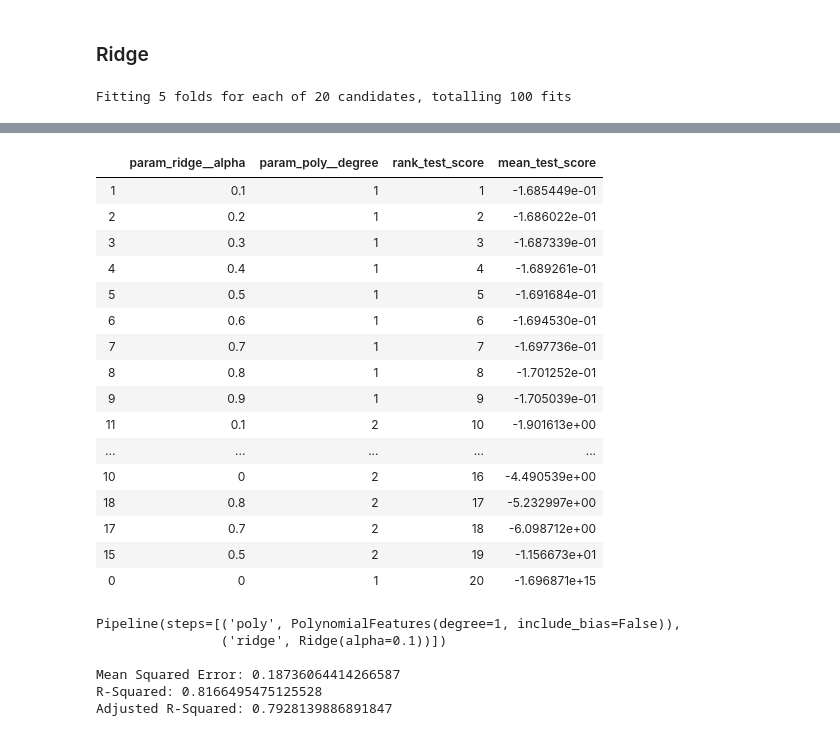
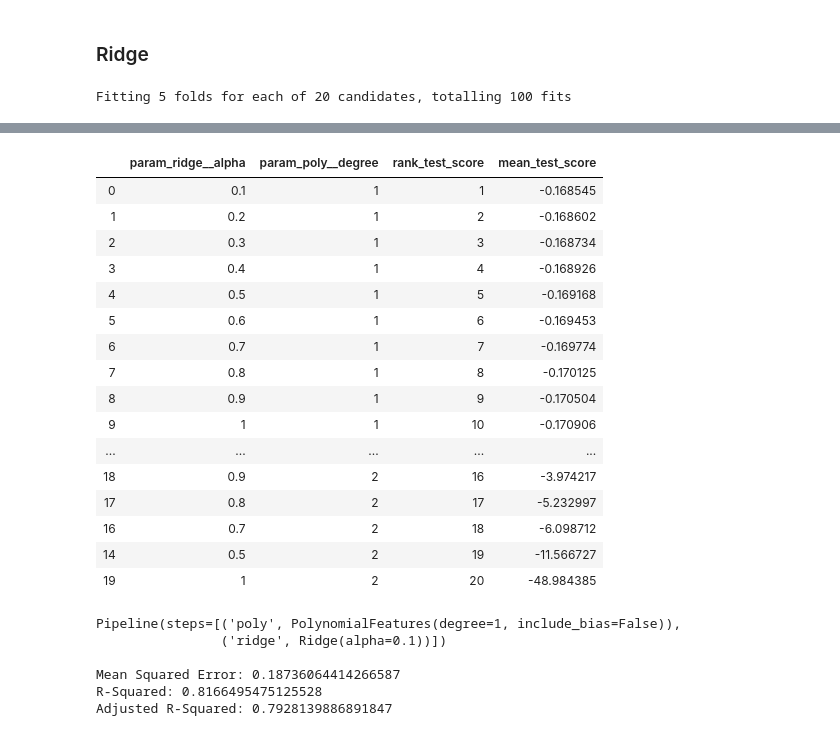
Before and after one commit to jrockower/ml-final-project, a Jupyter notebook: analysis.ipynb, the cells around one changed output, grey strips where cells are left out. Saved outputs shown, nothing was run; the diff lists cells and outputs as text; code cells hidden in the pictures.

```diff
--- a/analysis.ipynb
+++ b/analysis.ipynb
@@ -132,7 +132,7 @@ pipeline = Pipeline([
     ('ridge', Ridge(alpha=0.1))
 ])
 
-alpha_range = np.arange(0,1,0.1)
+alpha_range = np.arange(0.1, 1.1, 0.1)
 params = {
           'ridge__alpha': alpha_range,
           'poly__degree': (1,2)
@@ -148,20 +148,20 @@ Fitting 5 folds for each of 20 candidates, totalling 100 fits
 |  | param_ridge__alpha | param_poly__degree | rank_test_score | mean_test_score |
-| 1 | 0.1 | 1 | 1 | -1.685449e-01 |
-| 2 | 0.2 | 1 | 2 | -1.686022e-01 |
-| 3 | 0.3 | 1 | 3 | -1.687339e-01 |
-| 4 | 0.4 | 1 | 4 | -1.689261e-01 |
-| 5 | 0.5 | 1 | 5 | -1.691684e-01 |
-| 6 | 0.6 | 1 | 6 | -1.694530e-01 |
-| 7 | 0.7 | 1 | 7 | -1.697736e-01 |
-| 8 | 0.8 | 1 | 8 | -1.701252e-01 |
-| 9 | 0.9 | 1 | 9 | -1.705039e-01 |
-| 11 | 0.1 | 2 | 10 | -1.901613e+00 |
+| 0 | 0.1 | 1 | 1 | -0.168545 |
+| 1 | 0.2 | 1 | 2 | -0.168602 |
+| 2 | 0.3 | 1 | 3 | -0.168734 |
+| 3 | 0.4 | 1 | 4 | -0.168926 |
+| 4 | 0.5 | 1 | 5 | -0.169168 |
+| 5 | 0.6 | 1 | 6 | -0.169453 |
+| 6 | 0.7 | 1 | 7 | -0.169774 |
+| 7 | 0.8 | 1 | 8 | -0.170125 |
+| 8 | 0.9 | 1 | 9 | -0.170504 |
+| 9 | 1 | 1 | 10 | -0.170906 |
 | ... | ... | ... | ... | ... |
-| 10 | 0 | 2 | 16 | -4.490539e+00 |
-| 18 | 0.8 | 2 | 17 | -5.232997e+00 |
-| 17 | 0.7 | 2 | 18 | -6.098712e+00 |
-| 15 | 0.5 | 2 | 19 | -1.156673e+01 |
-| 0 | 0 | 1 | 20 | -1.696871e+15 |
+| 18 | 0.9 | 2 | 16 | -3.974217 |
+| 17 | 0.8 | 2 | 17 | -5.232997 |
+| 16 | 0.7 | 2 | 18 | -6.098712 |
+| 14 | 0.5 | 2 | 19 | -11.566727 |
+| 19 | 1 | 2 | 20 | -48.984385 |
 # %%
 print(grid_model_result.best_estimator_, '\n')
 
```
Also changed, not shown: parts of 11 cells of this notebook.
